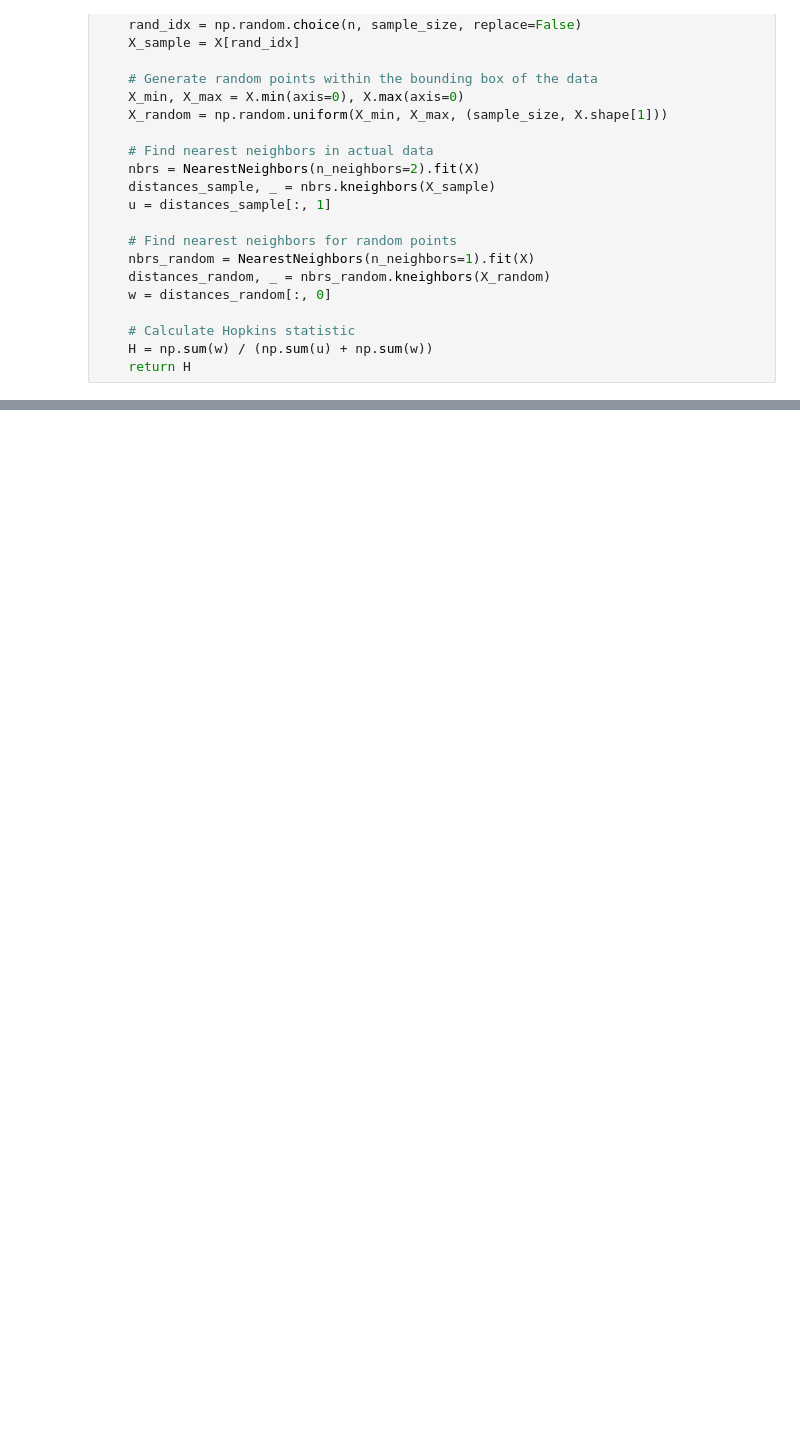
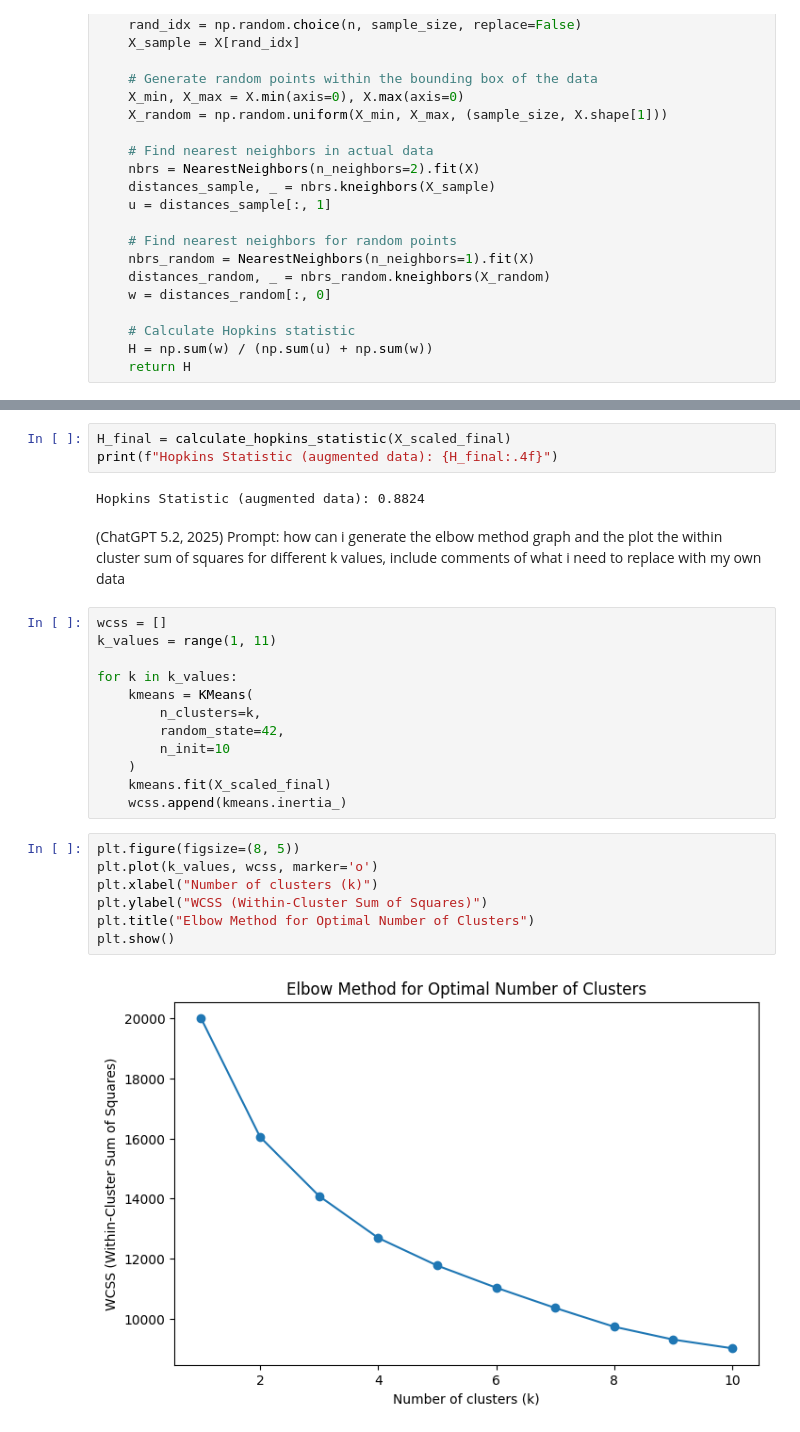
Before and after one commit to journalss2002-gif/DataMining-Fall2025-Project, a Jupyter notebook: clustering.ipynb, the cells around one changed output, grey strips where cells are left out. Cells and saved outputs as stored; diff of their text form; blank space fills up the shorter version.

```diff
--- a/clustering.ipynb
+++ b/clustering.ipynb
@@ -1932,0 +221,29 @@ Cluster Shape Assumption                  Spherical            Arbitrary
+# %%
+H_final = calculate_hopkins_statistic(X_scaled_final)
+print(f"Hopkins Statistic (augmented data): {H_final:.4f}")
+# %% [output]
+Hopkins Statistic (augmented data): 0.8824
+# %% [markdown]
+(ChatGPT 5.2, 2025)
+Prompt: how can i generate the elbow method graph and the plot the within cluster sum of squares for different k values, include comments of what i need to replace with my own data
+# %%
+wcss = []
+k_values = range(1, 11)
+
+for k in k_values:
+    kmeans = KMeans(
+        n_clusters=k,
+        random_state=42,
+        n_init=10
+    )
+    kmeans.fit(X_scaled_final)
+    wcss.append(kmeans.inertia_)
+# %%
+plt.figure(figsize=(8, 5))
+plt.plot(k_values, wcss, marker='o')
+plt.xlabel("Number of clusters (k)")
+plt.ylabel("WCSS (Within-Cluster Sum of Squares)")
+plt.title("Elbow Method for Optimal Number of Clusters")
+plt.show()
+# %% [output]
+[figure, added]
```
Also changed, not shown: parts of 57 cells of this notebook, 28 other files.
